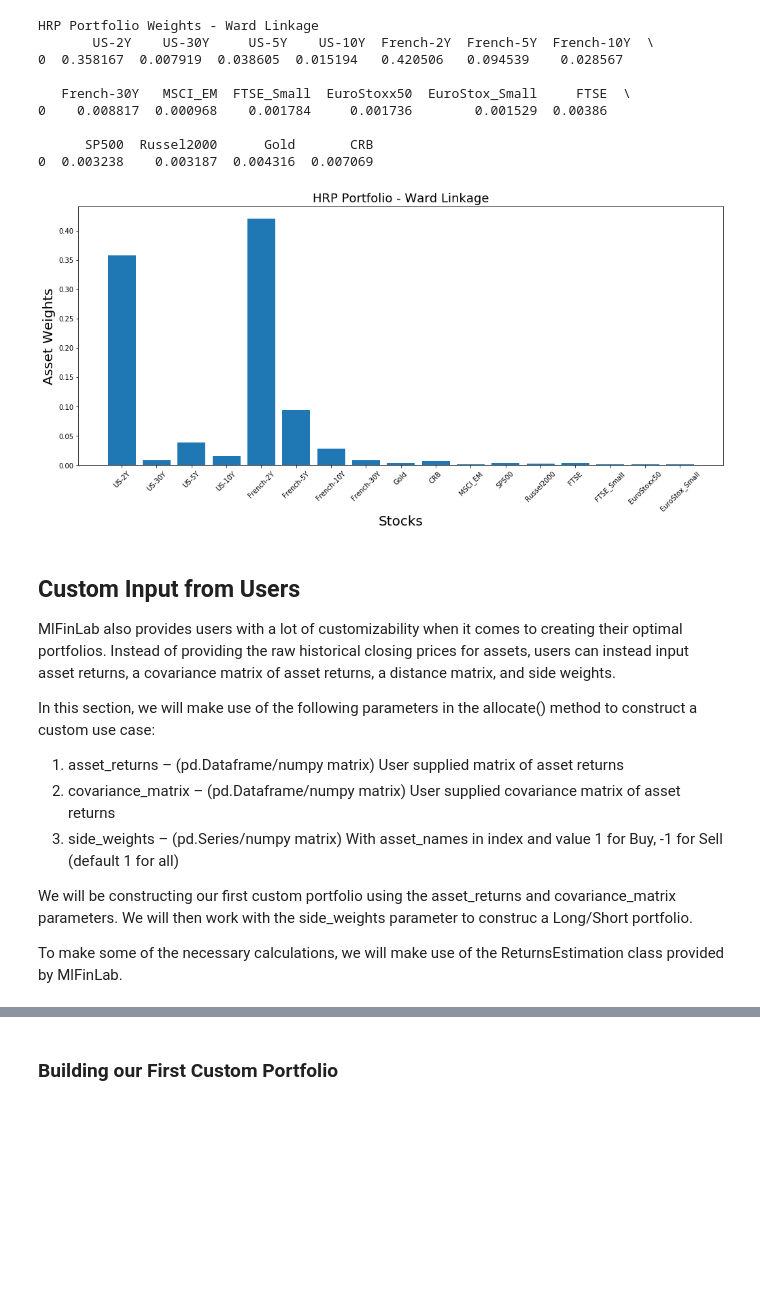
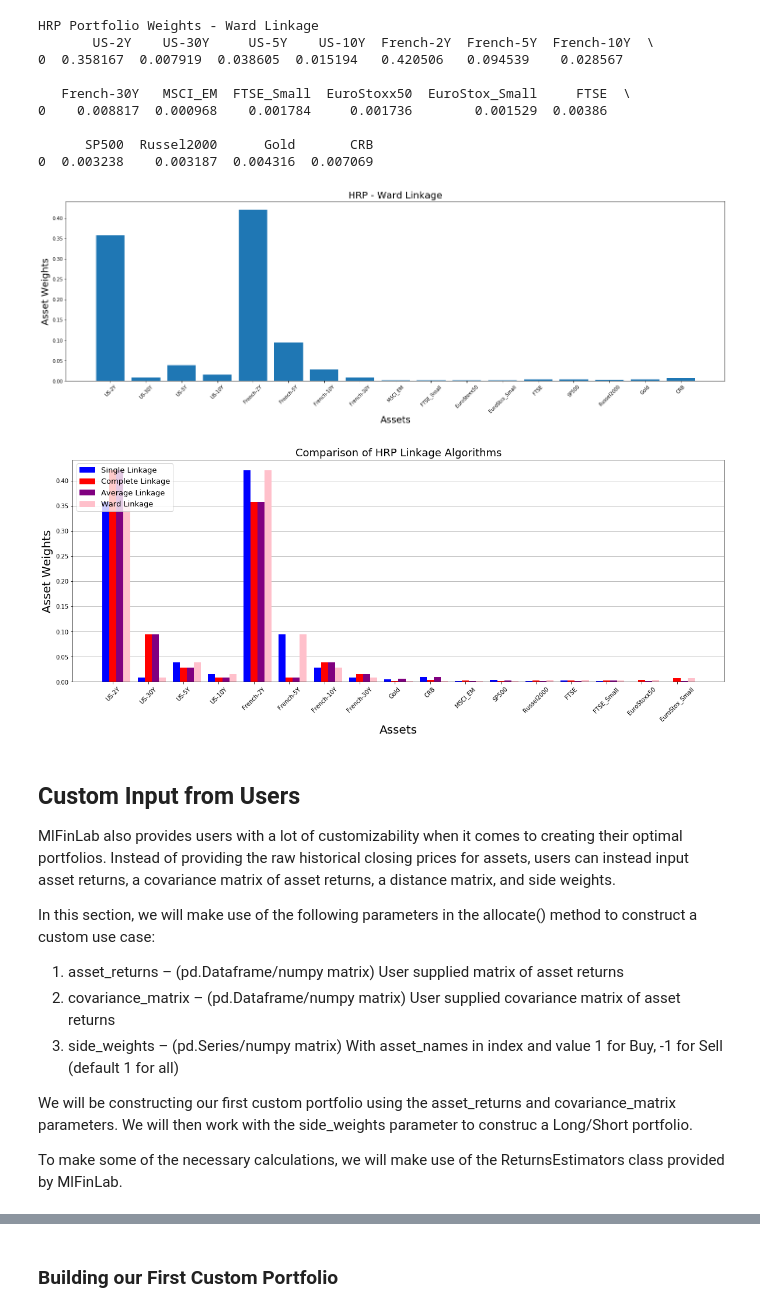
Before and after one commit to tzw101/research, a Jupyter notebook: Portfolio Optimisation Tutorials/Hierarchical Risk Parity (HRP)/HRP Notebook.ipynb, the cells around one changed output, grey strips where cells are left out. Drawn from its saved outputs; the diff is of its cells as text; code cells hidden in the pictures; blank space fills up the shorter version.

```diff
--- a/Portfolio Optimisation Tutorials/Hierarchical Risk Parity (HRP)/HRP Notebook.ipynb
+++ b/Portfolio Optimisation Tutorials/Hierarchical Risk Parity (HRP)/HRP Notebook.ipynb
@@ -222,21 +215,46 @@ HRP Portfolio Weights - Ward Linkage
       SP500  Russel2000      Gold       CRB
 0  0.003238    0.003187  0.004316  0.007069
 # %%
-# plotting our HRP portfolio
-ward_weights = hrp_ward.weights[hrp_single.weights.columns]
-ward_weights = ward_weights.values.tolist()
-ward_weights = [item for sublist in ward_weights for item in sublist]
-y_pos = np.arange(len(stock_prices.columns))
+# plotting our optimal portfolio
+hrp_ward_weights = hrp_ward.weights
+y_pos = np.arange(len(hrp_ward_weights.columns))
 
-plt.figure(figsize=(17,7))
-plt.bar(y_pos, ward_weights)
-plt.xticks(y_pos, hrp_single.weights, rotation=45, size=10)
-plt.xlabel('Stocks', size=20)
+plt.figure(figsize=(25,7))
+plt.bar(list(hrp_ward_weights.columns), hrp_ward_weights.values[0])
+plt.xticks(y_pos, rotation=45, size=10)
+plt.xlabel('Assets', size=20)
 plt.ylabel('Asset Weights', size=20)
-plt.title('HRP Portfolio - Ward Linkage', size=18)
+plt.title('HRP - Ward Linkage', size=20)
 plt.show()
 # %% [output]
-[figure, old version]
+[figure, new version]
+# %%
+# plotting our HCAA (Equal Weighting) vs. HRP comparison graph
+x = np.arange(len(hrp_single.weights.columns))
+bar_width = 0.2
+
+plt.figure(figsize=(20,7))
+plt.bar(x, hrp_single_weights.values[0], color='blue', width=bar_width, zorder=2)
+plt.bar(x + bar_width, hrp_complete_weights.values[0], color='red', width=bar_width, zorder=2)
+plt.bar(x + bar_width*2, hrp_average_weights.values[0], color='purple', width=bar_width, zorder=2)
+plt.bar(x + bar_width*3, hrp_ward_weights.values[0], color='pink', width=bar_width, zorder=2)
+
+plt.xticks(x + bar_width, hrp_single.weights, rotation=45, size=10)
+plt.title('Comparison of HRP Linkage Algorithms', size=18)
+plt.xlabel('Assets', size=20)
+plt.ylabel('Asset Weights', size=20)
+
+blue_patch = mpatches.Patch(color='blue', label='Single Linkage')
+red_patch = mpatches.Patch(color='red', label='Complete Linkage')
+purple_patch=mpatches.Patch(color='purple', label='Average Linkage')
+pink_patch = mpatches.Patch(color='pink', label='Ward Linkage')
+plt.legend(handles=[blue_patch, red_patch, purple_patch, pink_patch], loc='upper left', prop={'size': 13})
+
+plt.grid(axis='y')
+
+plt.show()
+# %% [output]
+[figure, added]
 # %% [markdown]
 ## Custom Input from Users
 
@@ -249,6 +267,6 @@ In this section, we will make use of the following parameters in the allocate()
 
 We will be constructing our first custom portfolio using the asset_returns and covariance_matrix parameters. We will then work with the side_weights parameter to construc a Long/Short portfolio.
 
-To make some of the necessary calculations, we will make use of the ReturnsEstimation class provided by MlFinLab.
+To make some of the necessary calculations, we will make use of the ReturnsEstimators class provided by MlFinLab.
 # %%
 # Importing ReturnsEstimation class from MlFinLab
```
Also changed, not shown: parts of 13 cells of this notebook.
